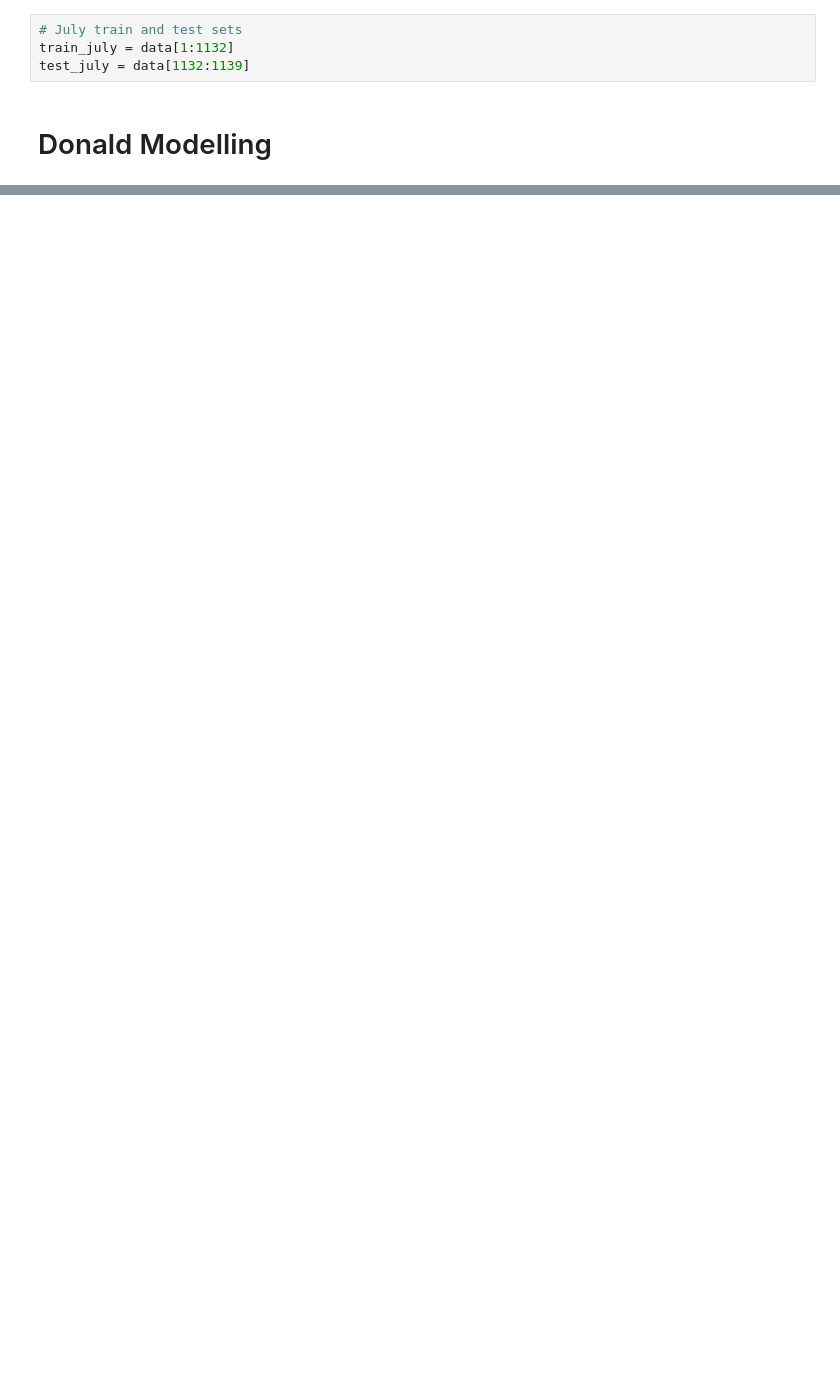
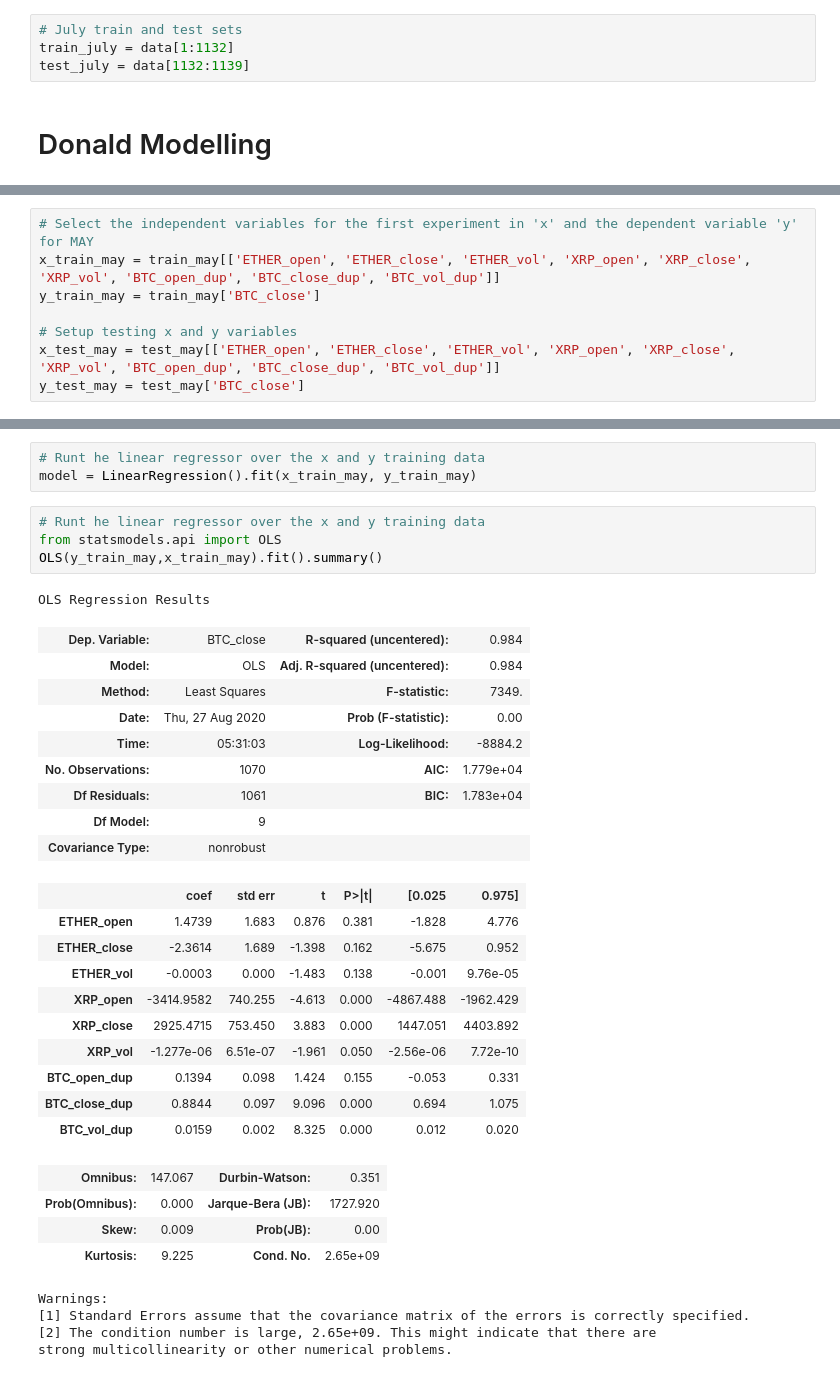
Before and after one commit to DonaldTurton/iLab2, a Jupyter notebook: Mdoelling_1.ipynb, the cells around one changed output, grey strips where cells are left out. Cells and saved outputs as stored; diff of their text form; blank space fills up the shorter version.

```diff
--- a/Mdoelling_1.ipynb
+++ b/Mdoelling_1.ipynb
@@ -277,0 +293,8 @@ test_july = data[1132:1139]
+# %%
+# Select the independent variables for the first experiment in 'x' and the dependent variable 'y' for MAY
+x_train_may = train_may[['ETHER_open', 'ETHER_close', 'ETHER_vol', 'XRP_open', 'XRP_close', 'XRP_vol', 'BTC_open_dup', 'BTC_close_dup', 'BTC_vol_dup']]
+y_train_may = train_may['BTC_close']
+
+# Setup testing x and y variables
+x_test_may = test_may[['ETHER_open', 'ETHER_close', 'ETHER_vol', 'XRP_open', 'XRP_close', 'XRP_vol', 'BTC_open_dup', 'BTC_close_dup', 'BTC_vol_dup']]
+y_test_may = test_may['BTC_close']
@@ -277,0 +309,36 @@ test_july = data[1132:1139]
+# %%
+# Runt he linear regressor over the x and y training data
+model = LinearRegression().fit(x_train_may, y_train_may)
+# %%
+# Runt he linear regressor over the x and y training data
+from statsmodels.api import OLS
+OLS(y_train_may,x_train_may).fit().summary()
+# %% [output]
+OLS Regression Results
+| Dep. Variable: | BTC_close | R-squared (uncentered): | 0.984 |
+| Model: | OLS | Adj. R-squared (uncentered): | 0.984 |
+| Method: | Least Squares | F-statistic: | 7349. |
+| Date: | Thu, 27 Aug 2020 | Prob (F-statistic): | 0.00 |
+| Time: | 05:31:03 | Log-Likelihood: | -8884.2 |
+| No. Observations: | 1070 | AIC: | 1.779e+04 |
+| Df Residuals: | 1061 | BIC: | 1.783e+04 |
+| Df Model: | 9 |  |  |
+| Covariance Type: | nonrobust |  |  |
+|  | coef | std err | t | P>|t| | [0.025 | 0.975] |
+| ETHER_open | 1.4739 | 1.683 | 0.876 | 0.381 | -1.828 | 4.776 |
+| ETHER_close | -2.3614 | 1.689 | -1.398 | 0.162 | -5.675 | 0.952 |
+| ETHER_vol | -0.0003 | 0.000 | -1.483 | 0.138 | -0.001 | 9.76e-05 |
+| XRP_open | -3414.9582 | 740.255 | -4.613 | 0.000 | -4867.488 | -1962.429 |
+| XRP_close | 2925.4715 | 753.450 | 3.883 | 0.000 | 1447.051 | 4403.892 |
+| XRP_vol | -1.277e-06 | 6.51e-07 | -1.961 | 0.050 | -2.56e-06 | 7.72e-10 |
+| BTC_open_dup | 0.1394 | 0.098 | 1.424 | 0.155 | -0.053 | 0.331 |
+| BTC_close_dup | 0.8844 | 0.097 | 9.096 | 0.000 | 0.694 | 1.075 |
+| BTC_vol_dup | 0.0159 | 0.002 | 8.325 | 0.000 | 0.012 | 0.020 |
+| Omnibus: | 147.067 | Durbin-Watson: | 0.351 |
+| Prob(Omnibus): | 0.000 | Jarque-Bera (JB): | 1727.920 |
+| Skew: | 0.009 | Prob(JB): | 0.00 |
+| Kurtosis: | 9.225 | Cond. No. | 2.65e+09 |
+Warnings:
+[1] Standard Errors assume that the covariance matrix of the errors is correctly specified.
+[2] The condition number is large, 2.65e+09. This might indicate that there are
+strong multicollinearity or other numerical problems.
```
Also changed, not shown: parts of 16 cells of this notebook.
